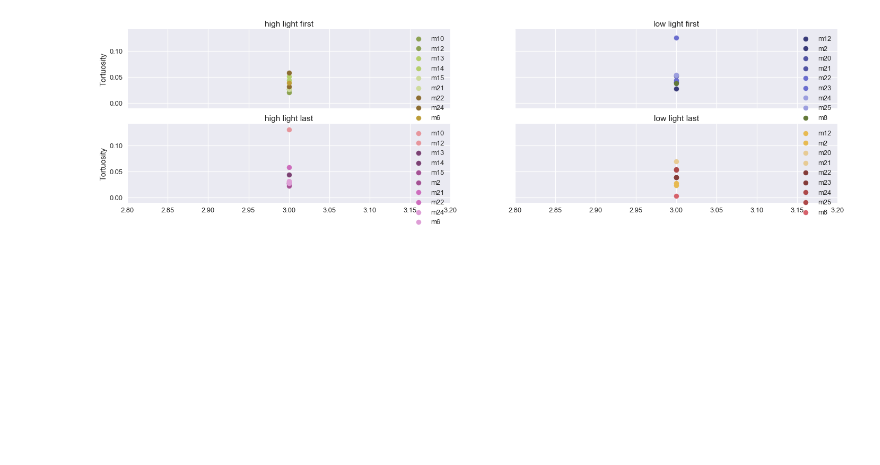
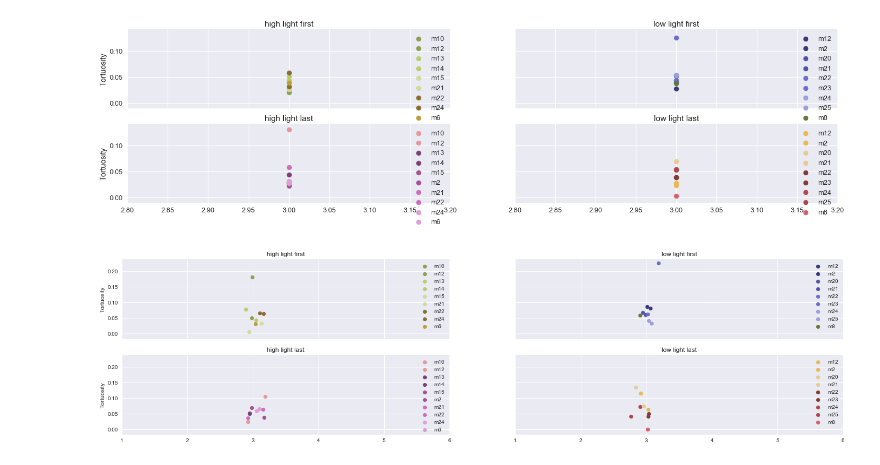
Before and after one commit to itsMahad/ManducaMultiSenseFeeding, a Jupyter notebook: Tortuosity_Data_Loop.ipynb, the cells around one changed output. Drawn from its saved outputs; the diff is of its cells as text; code cells hidden in the pictures; blank space fills up the shorter version.

```diff
--- a/Tortuosity_Data_Loop.ipynb
+++ b/Tortuosity_Data_Loop.ipynb
@@ -176,3 +272,9 @@ name_list = df.name
 print(len(name_list))
 # %% [output]
 37
+# %%
+df = pd.read_csv(outpath_ + "Tortuosity_y_Single.csv")
+
+name_y_list = df.name
+
+print(len(name_y_list))
@@ -255,2 +359,41 @@ plt.savefig(outpath_2 + 'no_jitter.png')
 # %% [output]
 [figure]
+# %%
+fig, ax = plt.subplots(2,2 , figsize = (24,6), sharex = True, sharey = True)
+ax[0,0].set_ylabel('Tortuosity')
+ax[1,0].set_ylabel('Tortuosity')
+plt.xlim(1,6)
+n = len(name_y_list)
+color = cm.tab20b(np.linspace(0,1,n))
+for name,c in zip(name_list,color):
+    if name.startswith('_L50'):
+        Tortuosity = df[(df.name == name)].turb_y_intens
+        j_int = jitter(3)
+        ax[0,0].scatter(j_int, Tortuosity, color = c, label = name[9:])
+        ax[0,0].legend()
+        ax[0,0].set_title('high light first')
+#         high light first
+    elif name.startswith('_L0.1'):
+        Tortuosity = df[(df.name == name)].turb_y_intens
+        j_int = jitter(3)
+        ax[0,1].scatter(j_int, Tortuosity, color = c, label = name[10:])
+        ax[0,1].legend()
+        ax[0,1].set_title('low light first')
+#         low light first
+    elif name.startswith('L50'):
+        Tortuosity = df[(df.name == name)].turb_y_intens
+        j_int = jitter(3)
+        ax[1,0].scatter(j_int, Tortuosity, color = c, label = name[8:])
+        ax[1,0].legend()
+        ax[1,0].set_title('high light last')
+#         high light last
+    elif name.startswith('L0.1'):
+        Tortuosity = df[(df.name == name)].turb_y_intens
+        j_int = jitter(3)
+        ax[1,1].scatter(j_int, Tortuosity, color = c, label = name[9:])
+        ax[1,1].legend()
+        ax[1,1].set_title('low light last')
+#         low light last
+plt.savefig(outpath_2 + 'y_jitter.png')
+# %% [output]
+[figure, added]
```
Also changed, not shown: parts of 9 cells of this notebook.
